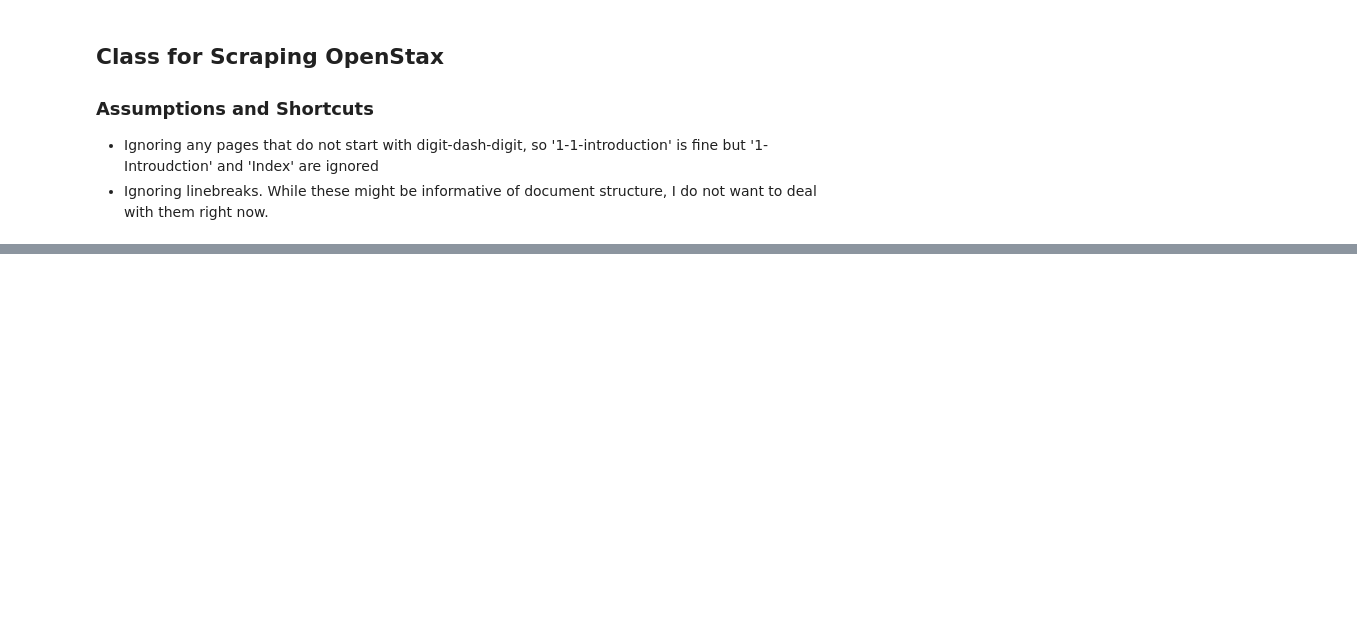
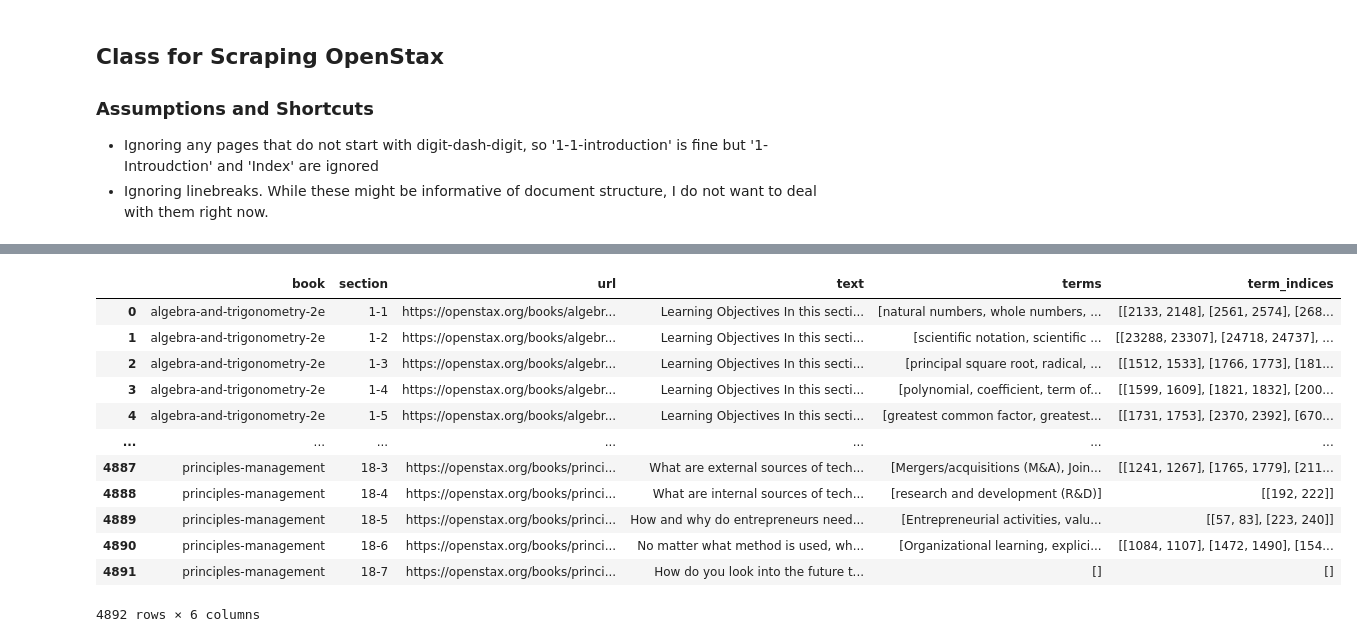
Before and after one commit to aialoe/textbook-summary, a Jupyter notebook: src/scrape_openstax.ipynb, the cells around one changed output, grey strips where cells are left out. Cells and saved outputs as stored; diff of their text form; code cells hidden in the pictures; blank space fills up the shorter version.

```diff
--- a/src/scrape_openstax.ipynb
+++ b/src/scrape_openstax.ipynb
@@ -105,0 +217,18 @@ book_frame.to_parquet('../data/open-stax-texts-terms.parquet', index=False)
+# %%
+import pandas as pd
+book_frame = pd.read_parquet('../data/open-stax-texts-terms.parquet')
+display(book_frame)
+# %% [output]
+|  | book | section | url | text | terms | term_indices |
+| 0 | algebra-and-trigonometry-2e | 1-1 | https://openstax.org/books/algebr... | Learning Objectives In this secti... | [natural numbers, whole numbers, ... | [[2133, 2148], [2561, 2574], [268... |
+| 1 | algebra-and-trigonometry-2e | 1-2 | https://openstax.org/books/algebr... | Learning Objectives In this secti... | [scientific notation, scientific ... | [[23288, 23307], [24718, 24737], ... |
+| 2 | algebra-and-trigonometry-2e | 1-3 | https://openstax.org/books/algebr... | Learning Objectives In this secti... | [principal square root, radical, ... | [[1512, 1533], [1766, 1773], [181... |
+| 3 | algebra-and-trigonometry-2e | 1-4 | https://openstax.org/books/algebr... | Learning Objectives In this secti... | [polynomial, coefficient, term of... | [[1599, 1609], [1821, 1832], [200... |
+| 4 | algebra-and-trigonometry-2e | 1-5 | https://openstax.org/books/algebr... | Learning Objectives In this secti... | [greatest common factor, greatest... | [[1731, 1753], [2370, 2392], [670... |
+| ... | ... | ... | ... | ... | ... | ... |
+| 4887 | principles-management | 18-3 | https://openstax.org/books/princi... | What are external sources of tech... | [Mergers/acquisitions (M&A), Join... | [[1241, 1267], [1765, 1779], [211... |
+| 4888 | principles-management | 18-4 | https://openstax.org/books/princi... | What are internal sources of tech... | [research and development (R&D)] | [[192, 222]] |
+| 4889 | principles-management | 18-5 | https://openstax.org/books/princi... | How and why do entrepreneurs need... | [Entrepreneurial activities, valu... | [[57, 83], [223, 240]] |
+| 4890 | principles-management | 18-6 | https://openstax.org/books/princi... | No matter what method is used, wh... | [Organizational learning, explici... | [[1084, 1107], [1472, 1490], [154... |
+| 4891 | principles-management | 18-7 | https://openstax.org/books/princi... | How do you look into the future t... | [] | [] |
+4892 rows × 6 columns
```
Also changed, not shown: parts of 15 cells of this notebook, 4 other files.
